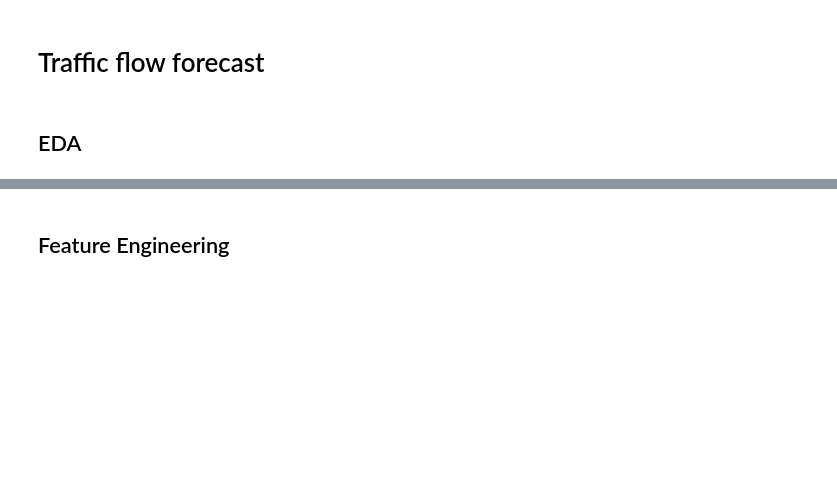
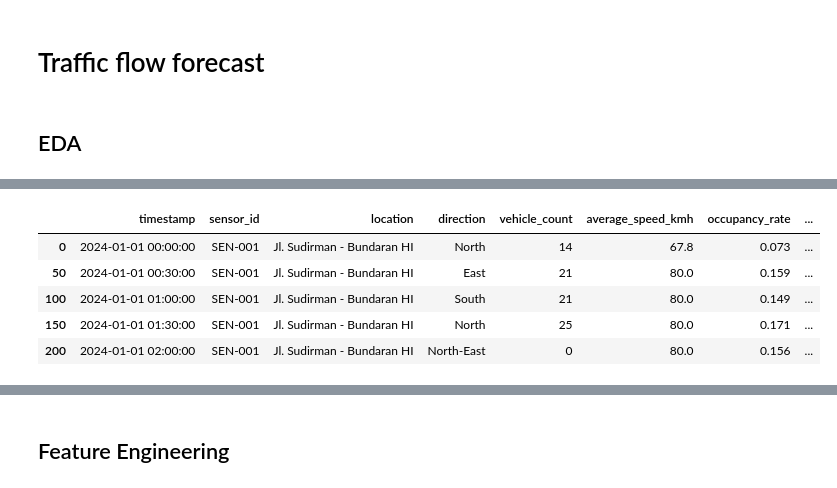
Before and after one commit to Albertouskas/traffic_flow_prediction_forecasting_and_analysis, a Jupyter notebook: traffic_forecast.ipynb, the cells around one changed output, grey strips where cells are left out. Cells and saved outputs as stored; diff of their text form; code cells hidden in the pictures; blank space fills up the shorter version.

```diff
--- a/traffic_forecast.ipynb
+++ b/traffic_forecast.ipynb
@@ -41,2 +48,11 @@ df.head()
+# %%
+df[df["sensor_id"] == "SEN-001"].head(5)
+# %% [output]
+|  | timestamp | sensor_id | location | direction | vehicle_count | average_speed_kmh | occupancy_rate | ... |
+| 0 | 2024-01-01 00:00:00 | SEN-001 | Jl. Sudirman - Bundaran HI | North | 14 | 67.8 | 0.073 | ... |
+| 50 | 2024-01-01 00:30:00 | SEN-001 | Jl. Sudirman - Bundaran HI | East | 21 | 80.0 | 0.159 | ... |
+| 100 | 2024-01-01 01:00:00 | SEN-001 | Jl. Sudirman - Bundaran HI | South | 21 | 80.0 | 0.149 | ... |
+| 150 | 2024-01-01 01:30:00 | SEN-001 | Jl. Sudirman - Bundaran HI | North | 25 | 80.0 | 0.171 | ... |
+| 200 | 2024-01-01 02:00:00 | SEN-001 | Jl. Sudirman - Bundaran HI | North-East | 0 | 80.0 | 0.156 | ... |
 # %%
 df["sensor_id"].unique()
```
Also changed, not shown: parts of 20 cells of this notebook, 3 other files.
